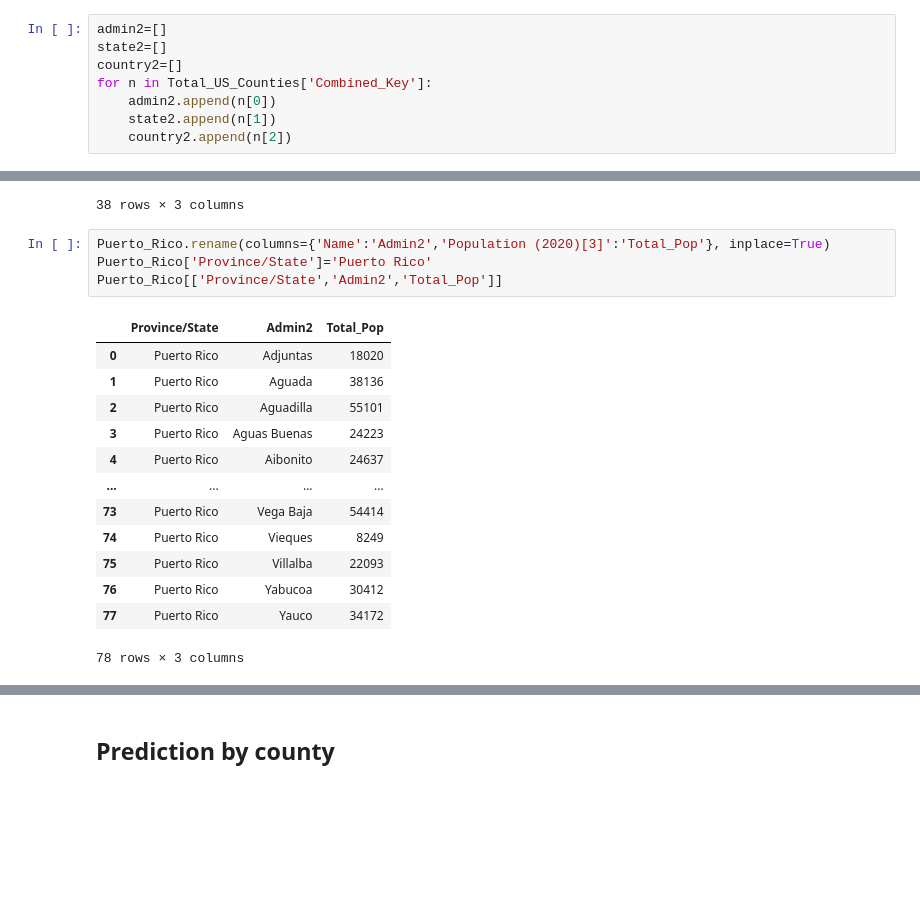
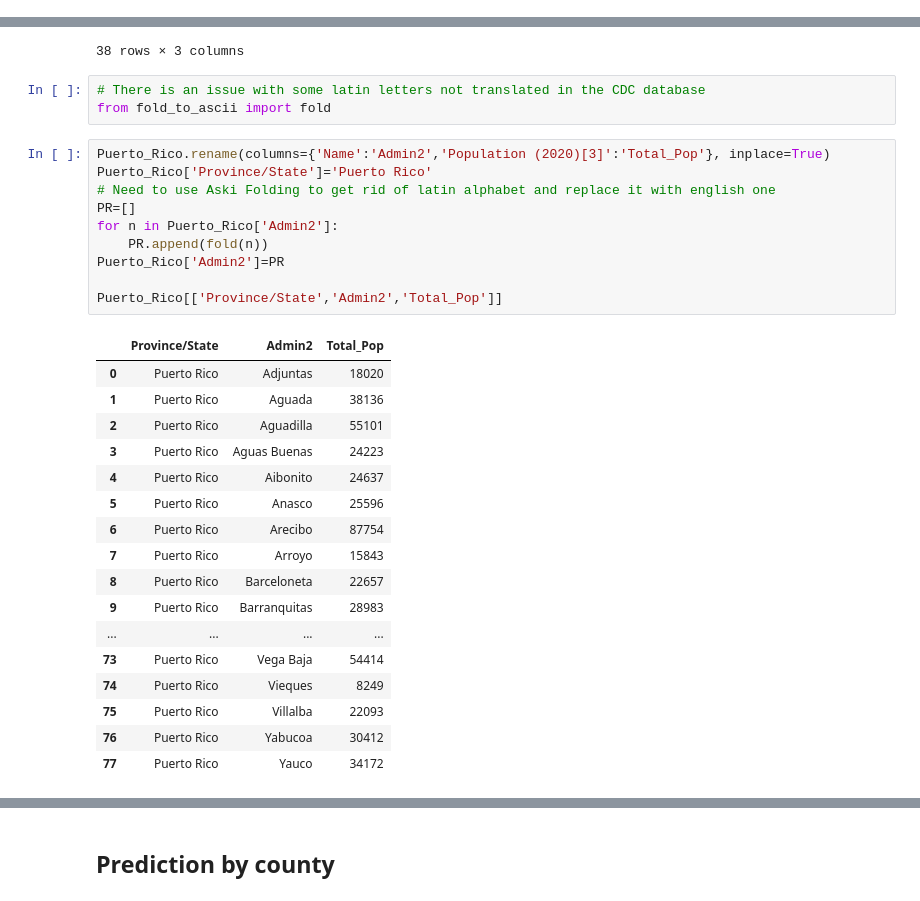
Before and after one commit to asullivan42/COVID_Bubble_Estimator, a Jupyter notebook: Regression_Analysis.ipynb, the cells around one changed output, grey strips where cells are left out. Cells and saved outputs as stored; diff of their text form; blank space fills up the shorter version.

```diff
--- a/Regression_Analysis.ipynb
+++ b/Regression_Analysis.ipynb
@@ -474,8 +428,0 @@ Total_US_Counties
-# %%
-admin2=[]
-state2=[]
-country2=[]
-for n in Total_US_Counties['Combined_Key']:
-    admin2.append(n[0])
-    state2.append(n[1])
-    country2.append(n[2])
@@ -765,24 +651,37 @@ virginia_independants[['Province/State','Admin2','Total_Pop']]
 | 36 | Virginia | Williamsburg | 15590 |
 | 37 | Virginia | Winchester | 28136 |
 38 rows × 3 columns
+# %%
+# There is an issue with some latin letters not translated in the CDC database
+from fold_to_ascii import fold
 # %%
 Puerto_Rico.rename(columns={'Name':'Admin2','Population (2020)[3]':'Total_Pop'}, inplace=True)
 Puerto_Rico['Province/State']='Puerto Rico'
+# Need to use Aski Folding to get rid of latin alphabet and replace it with english one
+PR=[]
+for n in Puerto_Rico['Admin2']:
+    PR.append(fold(n))
+Puerto_Rico['Admin2']=PR
+
 Puerto_Rico[['Province/State','Admin2','Total_Pop']]
 # %% [output]
 |  | Province/State | Admin2 | Total_Pop |
 | 0 | Puerto Rico | Adjuntas | 18020 |
 | 1 | Puerto Rico | Aguada | 38136 |
 | 2 | Puerto Rico | Aguadilla | 55101 |
 | 3 | Puerto Rico | Aguas Buenas | 24223 |
 | 4 | Puerto Rico | Aibonito | 24637 |
+| 5 | Puerto Rico | Anasco | 25596 |
+| 6 | Puerto Rico | Arecibo | 87754 |
+| 7 | Puerto Rico | Arroyo | 15843 |
+| 8 | Puerto Rico | Barceloneta | 22657 |
+| 9 | Puerto Rico | Barranquitas | 28983 |
 | ... | ... | ... | ... |
 | 73 | Puerto Rico | Vega Baja | 54414 |
 | 74 | Puerto Rico | Vieques | 8249 |
 | 75 | Puerto Rico | Villalba | 22093 |
 | 76 | Puerto Rico | Yabucoa | 30412 |
 | 77 | Puerto Rico | Yauco | 34172 |
-78 rows × 3 columns
 # %%
 independants=virginia_independants[['Province/State','Admin2','Total_Pop']].append(Puerto_Rico[['Province/State','Admin2','Total_Pop']])
 independants
```
Also changed, not shown: parts of 59 cells of this notebook.
